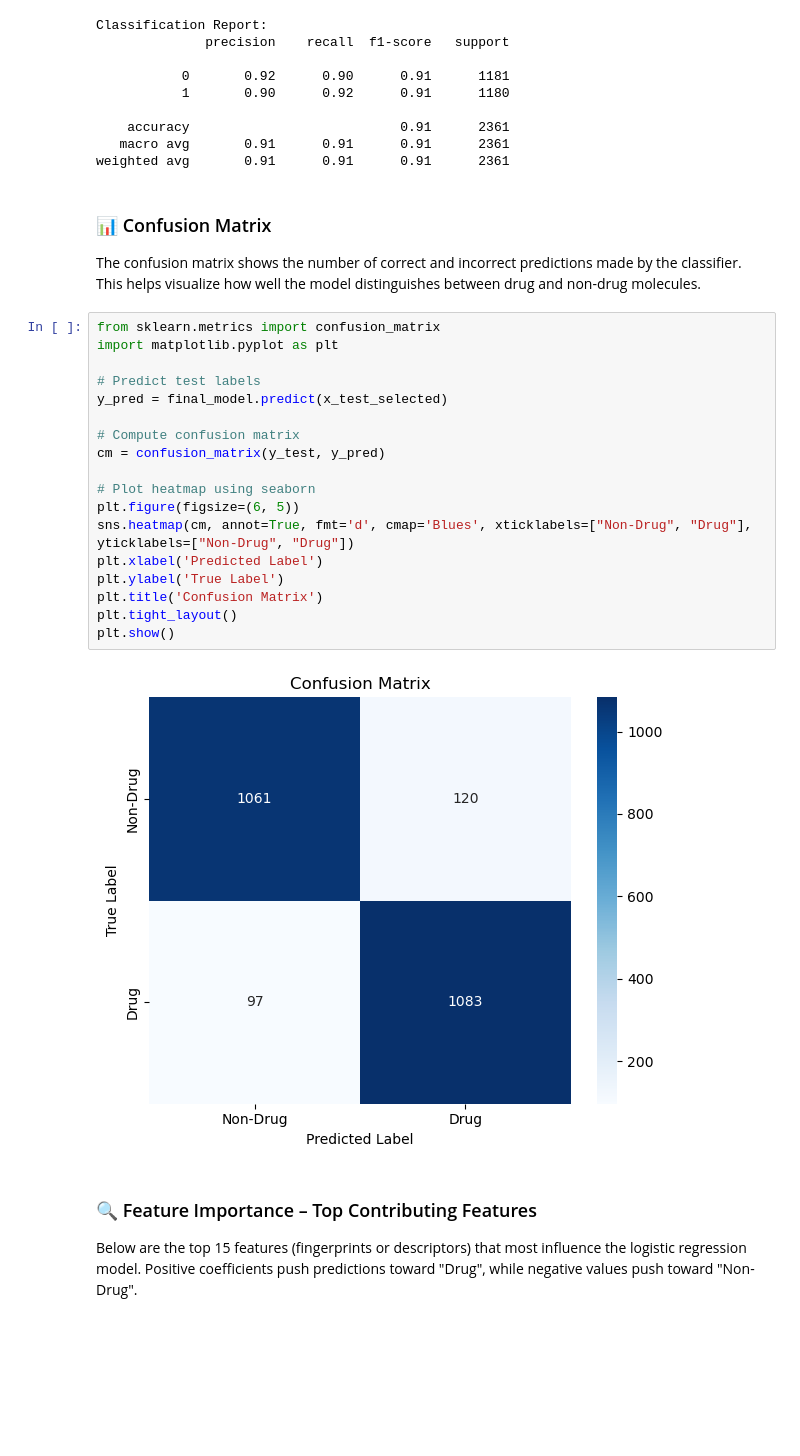
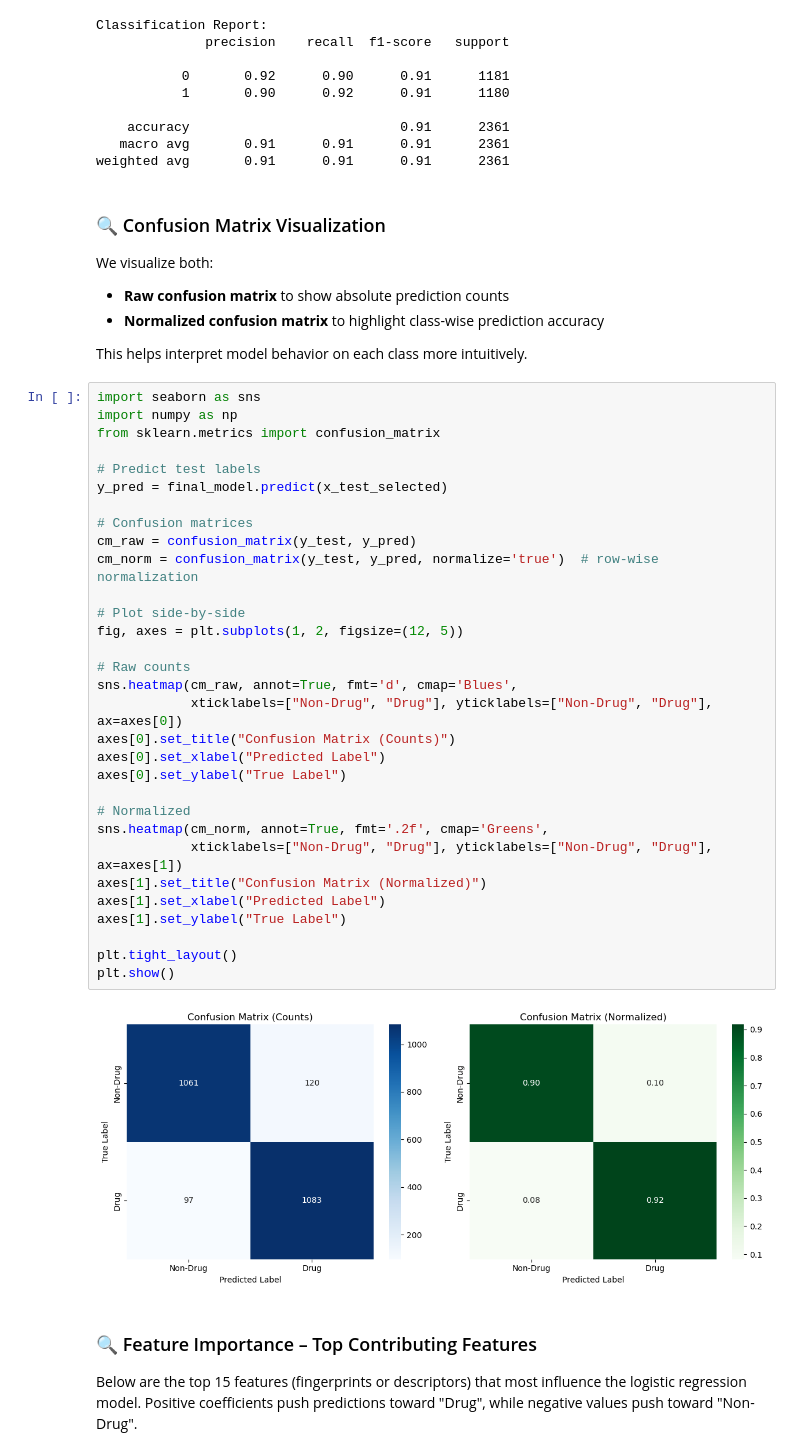
Before and after one commit to JyotismoyKalita/DrugDetection-IITG, a Jupyter notebook: model.ipynb, the cells around one changed output. Drawn from its saved outputs; the diff is of its cells as text; blank space fills up the shorter version.

Commit message:
Added Normalized Confusion Matrix

```diff
--- a/model.ipynb
+++ b/model.ipynb
@@ -236,29 +236,46 @@ Classification Report:
    macro avg       0.91      0.91      0.91      2361
 weighted avg       0.91      0.91      0.91      2361
 # %% [markdown]
-### 📊 Confusion Matrix
+### 🔍 Confusion Matrix Visualization
 
-The confusion matrix shows the number of correct and incorrect predictions made by the classifier. This helps visualize how well the model distinguishes between drug and non-drug molecules.
+We visualize both:
+- **Raw confusion matrix** to show absolute prediction counts
+- **Normalized confusion matrix** to highlight class-wise prediction accuracy
+
+This helps interpret model behavior on each class more intuitively.
 # %%
+import seaborn as sns
+import numpy as np
 from sklearn.metrics import confusion_matrix
-import matplotlib.pyplot as plt
 
 # Predict test labels
 y_pred = final_model.predict(x_test_selected)
 
-# Compute confusion matrix
-cm = confusion_matrix(y_test, y_pred)
+# Confusion matrices
+cm_raw = confusion_matrix(y_test, y_pred)
+cm_norm = confusion_matrix(y_test, y_pred, normalize='true')  # row-wise normalization
 
-# Plot heatmap using seaborn
-plt.figure(figsize=(6, 5))
-sns.heatmap(cm, annot=True, fmt='d', cmap='Blues', xticklabels=["Non-Drug", "Drug"], yticklabels=["Non-Drug", "Drug"])
-plt.xlabel('Predicted Label')
-plt.ylabel('True Label')
-plt.title('Confusion Matrix')
+# Plot side-by-side
+fig, axes = plt.subplots(1, 2, figsize=(12, 5))
+
+# Raw counts
+sns.heatmap(cm_raw, annot=True, fmt='d', cmap='Blues',
+            xticklabels=["Non-Drug", "Drug"], yticklabels=["Non-Drug", "Drug"], ax=axes[0])
+axes[0].set_title("Confusion Matrix (Counts)")
+axes[0].set_xlabel("Predicted Label")
+axes[0].set_ylabel("True Label")
+
+# Normalized
+sns.heatmap(cm_norm, annot=True, fmt='.2f', cmap='Greens',
+            xticklabels=["Non-Drug", "Drug"], yticklabels=["Non-Drug", "Drug"], ax=axes[1])
+axes[1].set_title("Confusion Matrix (Normalized)")
+axes[1].set_xlabel("Predicted Label")
+axes[1].set_ylabel("True Label")
+
 plt.tight_layout()
 plt.show()
 # %% [output]
-[figure, old version]
+[figure, new version]
 # %% [markdown]
 ### 🔍 Feature Importance – Top Contributing Features
 
```
